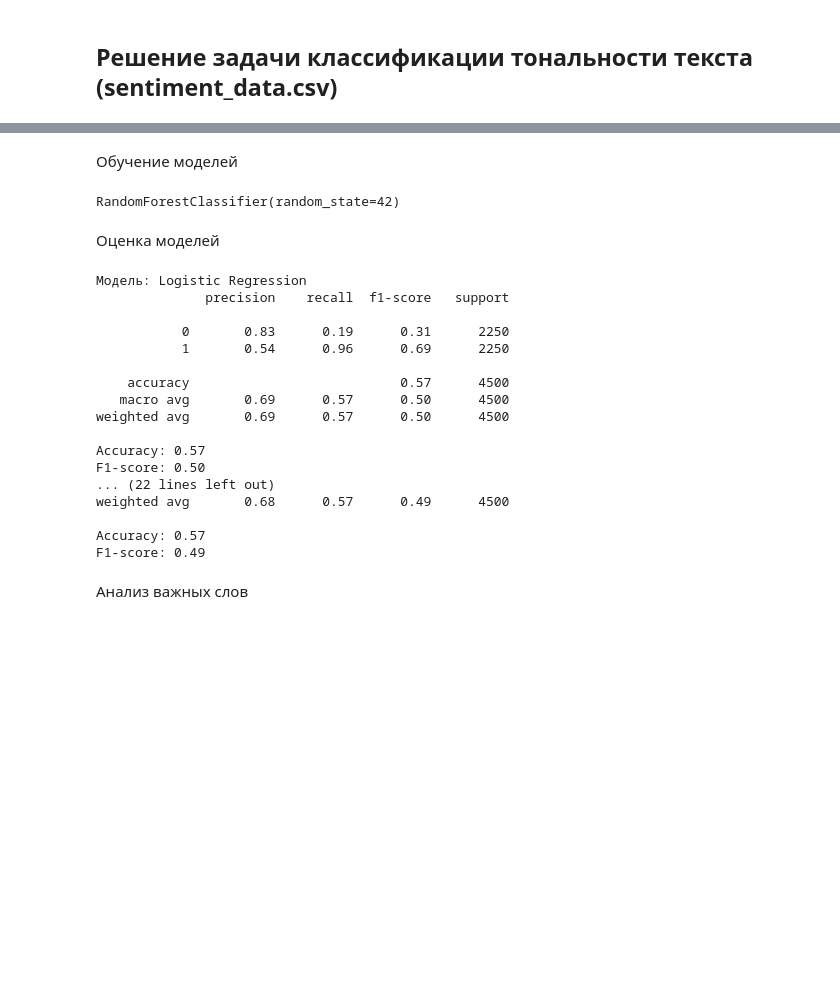
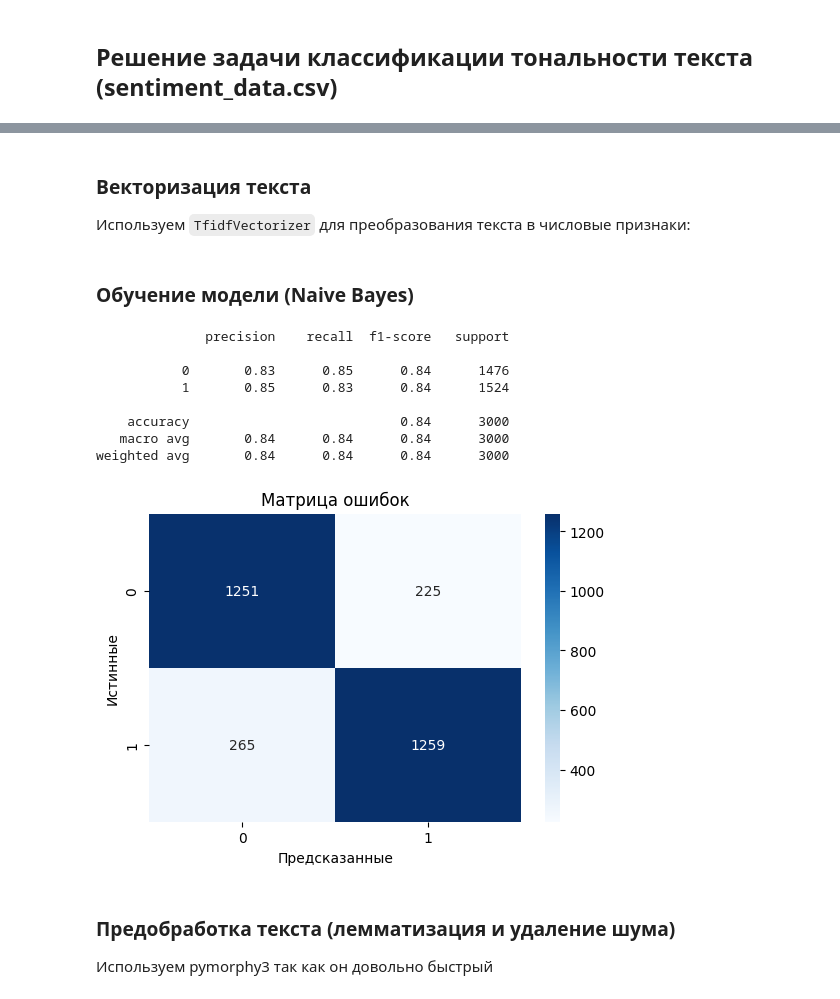
Before and after one commit to ALTaww/Machine_Learning, a Jupyter notebook: classification(2)/index2.ipynb, the cells around one changed output, grey strips where cells are left out. Saved outputs shown, nothing was run; the diff lists cells and outputs as text; code cells hidden in the pictures; blank space fills up the shorter version.

```diff
--- a/classification(2)/index2.ipynb
+++ b/classification(2)/index2.ipynb
@@ -62,48 +47,45 @@ X_train, X_test, y_train, y_test = train_test_split(X, y, test_size=0.3, stratif
 # %% [markdown]
-Обучение моделей
+### Векторизация текста
+
+Используем `TfidfVectorizer` для преобразования текста в числовые признаки:
 # %%
-# Logistic Regression
-lr_text = LogisticRegression(max_iter=1000, random_state=42)
-lr_text.fit(X_train, y_train)
+from sklearn.feature_extraction.text import TfidfVectorizer
 
-# SVM
-svm_text = SVC(random_state=42)
-svm_text.fit(X_train, y_train)
-
-# Random Forest
-rf_text = RandomForestClassifier(random_state=42)
-rf_text.fit(X_train, y_train)
+tfidf = TfidfVectorizer(max_features=5000)  # Ограничим количество признаков для скорости
+X_train_tfidf = tfidf.fit_transform(X_train)
+X_test_tfidf = tfidf.transform(X_test)
-# %% [output]
-RandomForestClassifier(random_state=42)
 # %% [markdown]
-Оценка моделей
+### Обучение модели (Naive Bayes)
 # %%
-models_text = {'Logistic Regression': lr_text, 'SVM': svm_text, 'Random Forest': rf_text}
+from sklearn.naive_bayes import MultinomialNB
+from sklearn.metrics import classification_report, confusion_matrix
 
-for name, model in models_text.items():
-    y_pred = model.predict(X_test)
-    print(f"Модель: {name}")
-    print(classification_report(y_test, y_pred))
-    print(f"Accuracy: {accuracy_score(y_test, y_pred):.2f}")
-    print(f"F1-score: {f1_score(y_test, y_pred, average='weighted'):.2f}\n")
+model = MultinomialNB()
+model.fit(X_train_tfidf, y_train)
+y_pred = model.predict(X_test_tfidf)
+
+# Метрики
+print(classification_report(y_test, y_pred))
+
+# Матрица ошибок
+plt.figure(figsize=(6, 4))
+sns.heatmap(confusion_matrix(y_test, y_pred), annot=True, fmt='d', cmap='Blues')
+plt.xlabel('Предсказанные')
+plt.ylabel('Истинные')
+plt.title('Матрица ошибок')
+plt.show()
 # %% [output]
-Модель: Logistic Regression
               precision    recall  f1-score   support
 
-           0       0.83      0.19      0.31      2250
-           1       0.54      0.96      0.69      2250
+           0       0.83      0.85      0.84      1476
+           1       0.85      0.83      0.84      1524
 
-    accuracy                           0.57      4500
-   macro avg       0.69      0.57      0.50      4500
-weighted avg       0.69      0.57      0.50      4500
-
-Accuracy: 0.57
-F1-score: 0.50
-... (22 lines left out)
-weighted avg       0.68      0.57      0.49      4500
-
-Accuracy: 0.57
-F1-score: 0.49
+    accuracy                           0.84      3000
+   macro avg       0.84      0.84      0.84      3000
+weighted avg       0.84      0.84      0.84      3000
+[figure, added]
 # %% [markdown]
-Анализ важных слов
+### Предобработка текста (лемматизация и удаление шума)
+
+Используем pymorphy3 так как он довольно быстрый
 # %%
```
Also changed, not shown: parts of 20 cells of this notebook, 1 other file.
